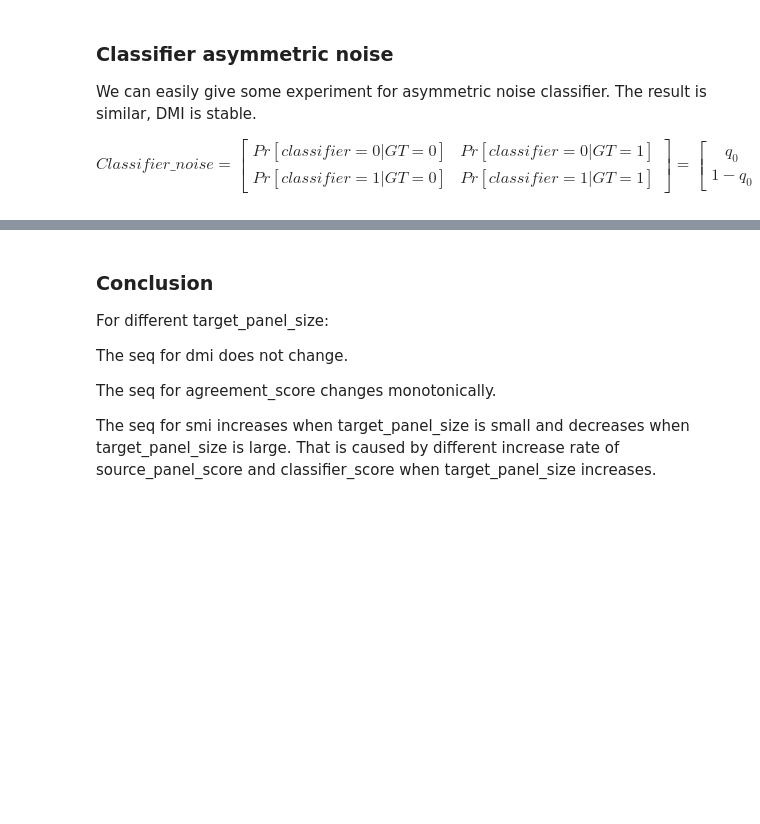
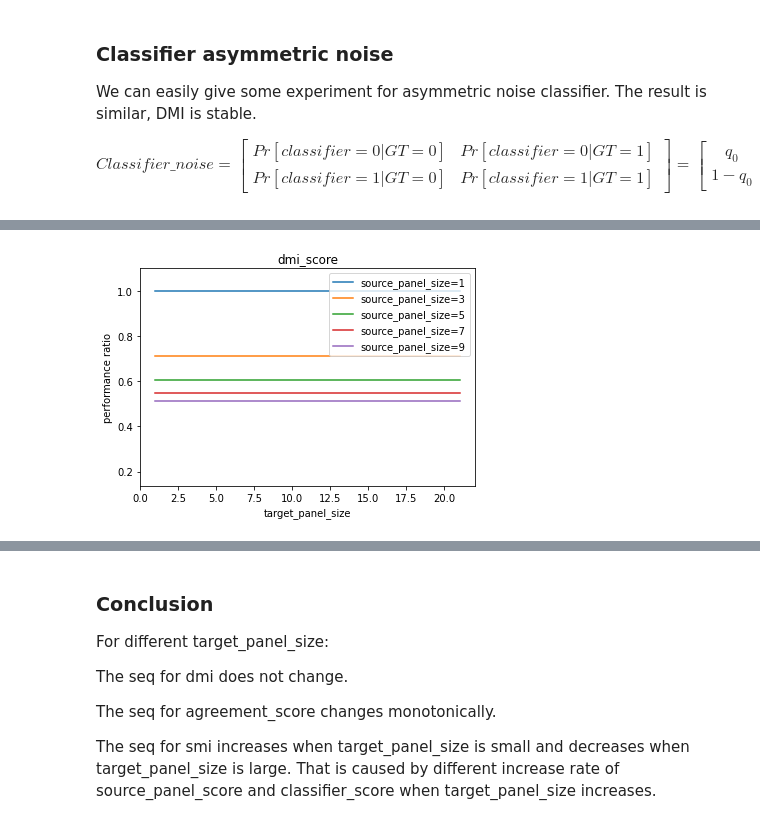
Before and after one commit to presnick/surveyequivalence, a Jupyter notebook: simulations/experiment_notebook.ipynb, the cells around one changed output, grey strips where cells are left out. Drawn from its saved outputs; the diff is of its cells as text; code cells hidden in the pictures; blank space fills up the shorter version.

```diff
--- a/simulations/experiment_notebook.ipynb
+++ b/simulations/experiment_notebook.ipynb
@@ -768,0 +694,82 @@ agreement_score : ratio between performance ratios of smallest and largest targe
+# %%
+p_neg = 0.75
+p_pos = 0.6
+
+GT = np.array([[0.6,0.],[0.,0.4]])
+
+target_panel_sizes = [1,3,5,7,9,11,13,15,17,19,21]
+source_panel_size = [1,3,5,7,9]
+
+classifier_noise = np.array([[0.75,0.25],[0.4,0.6]]).T
+classifier_confusion = np.dot(classifier_noise,GT)
+
+fig_dmi = plt.figure().add_subplot()
+fig_smi = plt.figure().add_subplot()
+fig_acc = plt.figure().add_subplot()
+
+y_lim_max = 0
+y_lim_min = 100
+
+for s_size in source_panel_size:
+
+    source_panel = np.dot(calc_panel_noise_matrix(p_neg=p_neg,p_pos=p_pos,panel_size=s_size).T,GT)
+
+    dmi_score = []
+    smi_score = []
+    acc_score = []
+    for t in target_panel_sizes:
+
+        t_noise = calc_panel_noise_matrix(p_neg=p_neg,p_pos=p_pos,panel_size=t)
+
+        t_vs_classifier_confusion = np.dot(classifier_confusion,t_noise)
+        t_vs_source_confusion = np.dot(source_panel,t_noise)
+
+        dmi_score.append(dmi(t_vs_classifier_confusion)/dmi(t_vs_source_confusion))
+        smi_score.append(smi(t_vs_classifier_confusion)/smi(t_vs_source_confusion))
+        acc_score.append(acc(t_vs_classifier_confusion)/acc(t_vs_source_confusion))
+
+
+    y_lim_max = np.max([y_lim_max,np.max(dmi_score),np.max(smi_score),np.max(acc_score)])
+    y_lim_min = np.min([y_lim_min,np.min(dmi_score),np.min(smi_score),np.min(acc_score)])
+
+    print('source_panel_size = '+str(s_size))
+    print(f'dmi_score : ratio between performance ratios of smallest and largest target size:\t\t{dmi_score[0]/dmi_score[-1]}')
+    print(f'\t\t smallest performance ratio {np.min(dmi_score)}, \t largest {np.max(dmi_score)}')
+    print(f'\t\t performance ratio for t=inf: {dmi(classifier_confusion)/dmi(source_panel)}\n')
+
+    print(f'smi_score : ratio between performance ratios of smallest and largest target size:\t\t{smi_score[0]/smi_score[-1]}')
+    print(f'\t\t smallest performance ratio {np.min(smi_score)}, \t largest {np.max(smi_score)}')
+    print(f'\t\t performance ratio for t=inf: {smi(classifier_confusion)/smi(source_panel)}\n')
+
+    print(f'agreement_score : ratio between performance ratios of smallest and largest target size:\t\t{acc_score[0]/acc_score[-1]}')
+    print(f'\t\t smallest performance ratio {np.min(acc_score)}, \t largest {np.max(acc_score)}')
+    print(f'\t\t performance ratio for t=inf: {acc(classifier_confusion)/acc(source_panel)}\n')
+
+    fig_dmi.plot(target_panel_sizes,dmi_score,label = 'source_panel_size='+str(s_size))
+    fig_smi.plot(target_panel_sizes,smi_score,label = 'source_panel_size='+str(s_size))
+    fig_acc.plot(target_panel_sizes,acc_score,label = 'source_panel_size='+str(s_size))
+
+fig_dmi.legend()
+fig_dmi.set_xlabel('target_panel_size')
+fig_dmi.set_ylabel('performance ratio')
+fig_dmi.set_title('dmi_score')
+
+fig_smi.legend()
+fig_smi.set_xlabel('target_panel_size')
+fig_smi.set_ylabel('performance ratio')
+fig_smi.set_title('smi_score')
+
+fig_acc.legend()
+fig_acc.set_xlabel('target_panel_size')
+fig_acc.set_ylabel('performance ratio')
+fig_acc.set_title('agreement_score')
+
+y_lim_max += 0.1
+y_lim_min -= 0.1
+
+fig_dmi.set_ylim(y_lim_min,y_lim_max)
+fig_smi.set_ylim(y_lim_min,y_lim_max)
+fig_acc.set_ylim(y_lim_min,y_lim_max)
+
+plt.show()
+# %% [output]
@@ -768,0 +793 @@ agreement_score : ratio between performance ratios of smallest and largest targe
+[figure, added]
```
Also changed, not shown: parts of 21 cells of this notebook.
